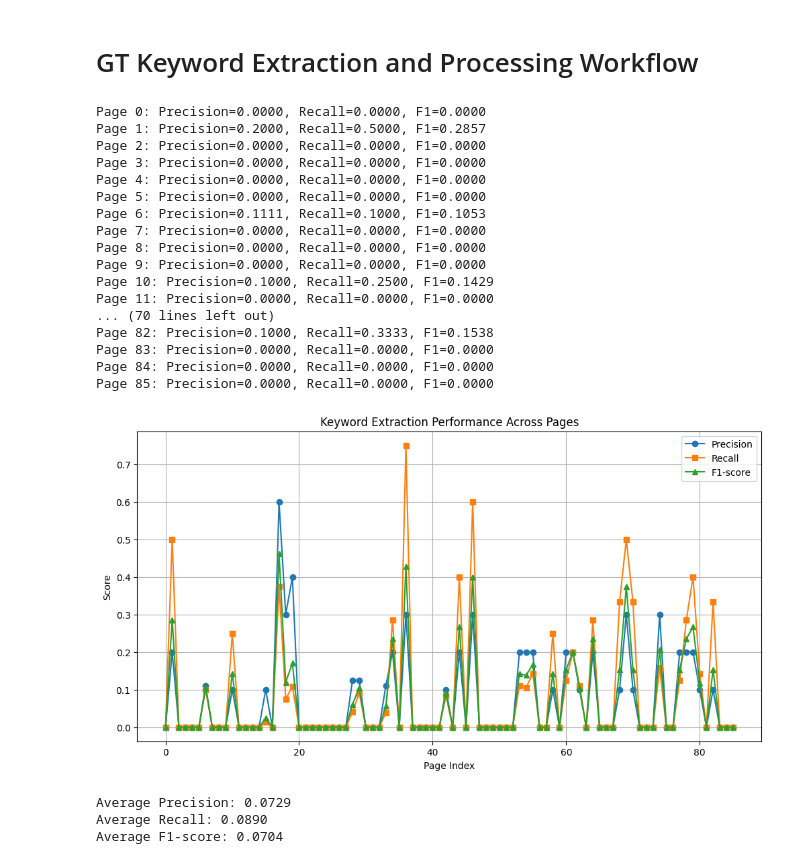
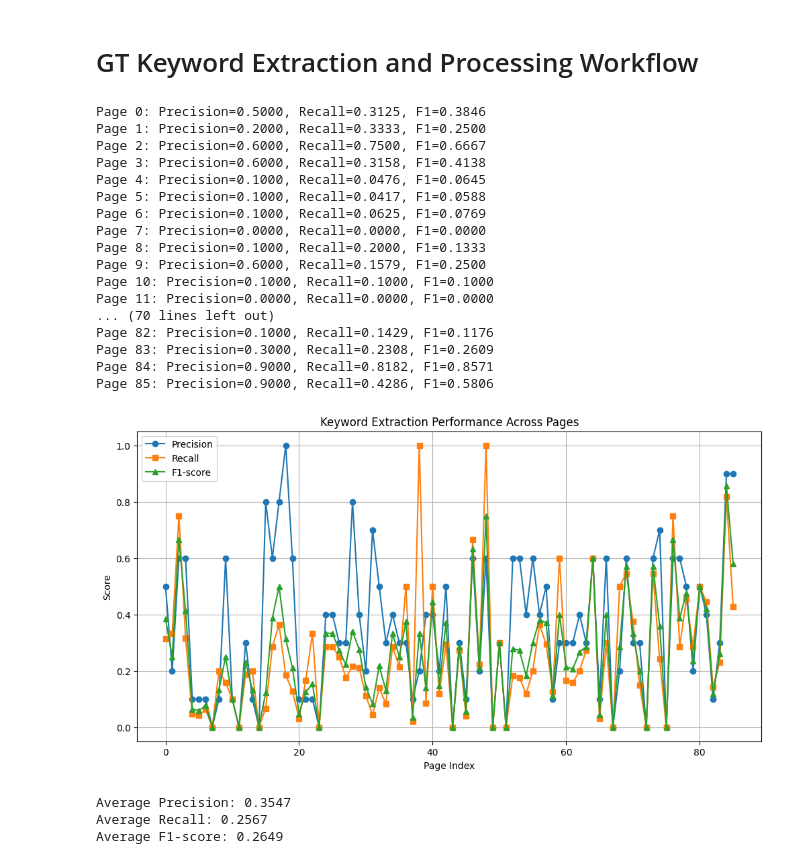
Before and after one commit to Muditha-Kumara/dataAnalytics, a Jupyter notebook: Drank/german/Drand_german_extraction.ipynb, the cells around one changed output. Cells and saved outputs as stored; diff of their text form; code cells hidden in the pictures.

Commit message:
german work.

```diff
--- a/Drank/german/Drand_german_extraction.ipynb
+++ b/Drank/german/Drand_german_extraction.ipynb
@@ -27,18 +44,31 @@ tag_rating_set = {
 # %%
 import re
 def process_keywords(keywords):
-    """Apply cleaning, stemming, and stopword filtering to a list of keywords. Returns a processed list of useful words."""
+    """Apply cleaning, German compound splitting (compound-split), stemming, and stopword filtering to a list of keywords. Returns a processed list of useful words."""
     processed = []
     for word in keywords:
         # Clean word: keep only alphabetic characters (including German letters)
         cleaned_word = re.sub(r'[^a-zA-ZäöüßÄÖÜẞ]', '', word)
         if not cleaned_word:
             continue
-        # Stem word
-        stemmed_word = stemmer.stem(cleaned_word)
+        # Compound splitting (German, using compound-split)
+        compound_parts = [cleaned_word]
+        try:
+            split_result = compoundsplitter(cleaned_word)
+            if split_result and isinstance(split_result, list):
+                # split_result is a list of parts
+                compound_parts.extend([part.lower() for part in split_result if part.lower() != cleaned_word.lower()])
+        except Exception:
+            pass
+        # Clean all compound parts
+        cleaned_parts = [re.sub(r'[^a-zA-ZäöüßÄÖÜẞ]', '', part) for part in compound_parts]
+        # Remove empty strings after cleaning
+        cleaned_parts = [part for part in cleaned_parts if part]
+        # Stem all parts
+        stemmed_parts = [stemmer.stem(part) for part in cleaned_parts]
         # Filter stopwords
-        if stemmed_word not in nltk_german_stopwords:
-            processed.append(stemmed_word)
+        filtered = [part for part in stemmed_parts if part not in nltk_german_stopwords]
+        processed.extend(filtered)
     # Return unique processed keywords (useful words only)
     return list(set(processed))
 # %%
@@ -72,13 +102,13 @@ dataset_f1s = []
 
 for i in range(num_pages):
     gt_url = f"{base_url}/{i}/GT.txt"
-    web_page_url = f"{base_url}/{i}"
+    html_url = f"{base_url}/{i}/HTML.txt"
     url_file_url = f"{base_url}/{i}/URL.txt"
     processed_gt_keywords = []
     extracting_keywords = {}
     headers = {"User-Agent": "Mozilla/5.0 (compatible; Copilot/1.0)"}
     gt_req = urllib.request.Request(gt_url, headers=headers)
-    web_req = urllib.request.Request(web_page_url, headers=headers)
+    html_req = urllib.request.Request(html_url, headers=headers)
     url_req = urllib.request.Request(url_file_url, headers=headers)
     try:
         with urllib.request.urlopen(gt_req, timeout=5) as response:
@@ -89,8 +119,8 @@ for i in range(num_pages):
         continue
     # HTML tag ratings
     try:
-        with urllib.request.urlopen(web_req, timeout=5) as web_response:
-            html_text = web_response.read().decode("utf-8-sig").strip()
+        with urllib.request.urlopen(html_req, timeout=5) as html_response:
+            html_text = html_response.read().decode("utf-8-sig").strip()
 
             for tag, rating in tag_rating_set.items():
                 result = extract_and_process_keywords_from_tag(html_text, tag)
@@ -130,48 +160,48 @@ for i in range(num_pages):
     precision = true_positives / len(extracted_keywords) if len(extracted_keywords) > 0 else 0
     recall = true_positives / len(gt_keywords_set) if len(gt_keywords_set) > 0 else 0
     f1_score = 2 * (precision * recall) / (precision + recall) if (precision + recall) > 0 else 0
 
     dataset_precisions.append(precision)
     dataset_recalls.append(recall)
     dataset_f1s.append(f1_score)
 
     print(f"Page {i}: Precision={precision:.4f}, Recall={recall:.4f}, F1={f1_score:.4f}")
 
 # Visualize and compare performance
 plt.figure(figsize=(12, 6))
 plt.plot(dataset_precisions, label='Precision', marker='o')
 plt.plot(dataset_recalls, label='Recall', marker='s')
 plt.plot(dataset_f1s, label='F1-score', marker='^')
 plt.xlabel('Page Index')
 plt.ylabel('Score')
 plt.title('Keyword Extraction Performance Across Pages')
 plt.legend()
 plt.grid(True)
 plt.show()
 
 # Print average metrics
 print(f"\nAverage Precision: {sum(dataset_precisions)/len(dataset_precisions):.4f}")
 print(f"Average Recall: {sum(dataset_recalls)/len(dataset_recalls):.4f}")
 print(f"Average F1-score: {sum(dataset_f1s)/len(dataset_f1s):.4f}")
 # %% [output]
-Page 0: Precision=0.0000, Recall=0.0000, F1=0.0000
-Page 1: Precision=0.2000, Recall=0.5000, F1=0.2857
-Page 2: Precision=0.0000, Recall=0.0000, F1=0.0000
-Page 3: Precision=0.0000, Recall=0.0000, F1=0.0000
-Page 4: Precision=0.0000, Recall=0.0000, F1=0.0000
-Page 5: Precision=0.0000, Recall=0.0000, F1=0.0000
-Page 6: Precision=0.1111, Recall=0.1000, F1=0.1053
+Page 0: Precision=0.5000, Recall=0.3125, F1=0.3846
+Page 1: Precision=0.2000, Recall=0.3333, F1=0.2500
+Page 2: Precision=0.6000, Recall=0.7500, F1=0.6667
+Page 3: Precision=0.6000, Recall=0.3158, F1=0.4138
+Page 4: Precision=0.1000, Recall=0.0476, F1=0.0645
+Page 5: Precision=0.1000, Recall=0.0417, F1=0.0588
+Page 6: Precision=0.1000, Recall=0.0625, F1=0.0769
 Page 7: Precision=0.0000, Recall=0.0000, F1=0.0000
-Page 8: Precision=0.0000, Recall=0.0000, F1=0.0000
-Page 9: Precision=0.0000, Recall=0.0000, F1=0.0000
-Page 10: Precision=0.1000, Recall=0.2500, F1=0.1429
+Page 8: Precision=0.1000, Recall=0.2000, F1=0.1333
+Page 9: Precision=0.6000, Recall=0.1579, F1=0.2500
+Page 10: Precision=0.1000, Recall=0.1000, F1=0.1000
 Page 11: Precision=0.0000, Recall=0.0000, F1=0.0000
 ... (70 lines left out)
-Page 82: Precision=0.1000, Recall=0.3333, F1=0.1538
-Page 83: Precision=0.0000, Recall=0.0000, F1=0.0000
-Page 84: Precision=0.0000, Recall=0.0000, F1=0.0000
-Page 85: Precision=0.0000, Recall=0.0000, F1=0.0000
+Page 82: Precision=0.1000, Recall=0.1429, F1=0.1176
+Page 83: Precision=0.3000, Recall=0.2308, F1=0.2609
+Page 84: Precision=0.9000, Recall=0.8182, F1=0.8571
+Page 85: Precision=0.9000, Recall=0.4286, F1=0.5806
-[figure, old version]
+[figure, new version]
-Average Precision: 0.0729
-Average Recall: 0.0890
-Average F1-score: 0.0704
+Average Precision: 0.3547
+Average Recall: 0.2567
+Average F1-score: 0.2649
```
Also changed, not shown: parts of 2 cells of this notebook.
